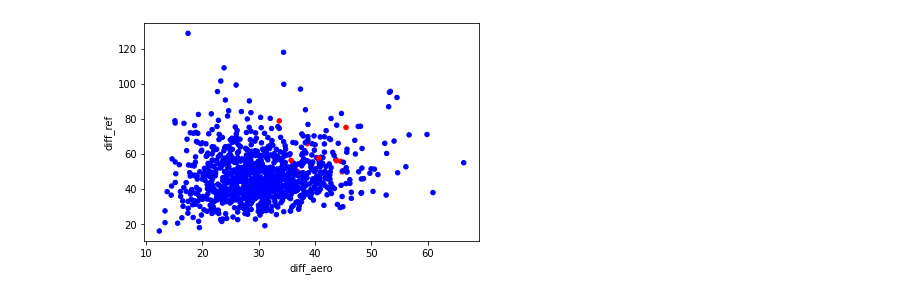
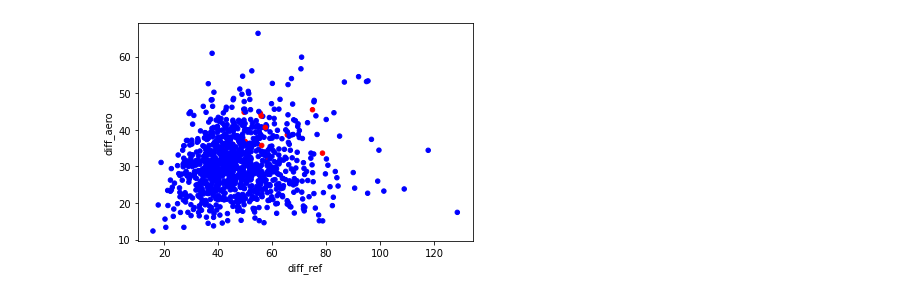
Before and after one commit to daikiclimate/asahi_changedet, a Jupyter notebook: notebook/makecsv.ipynb, the cells around one changed output. Saved outputs shown, nothing was run; the diff lists cells and outputs as text; code cells hidden in the pictures.

```diff
--- a/notebook/makecsv.ipynb
+++ b/notebook/makecsv.ipynb
@@ -34,18 +34,27 @@ shaded_relief_new_path = "../data/shaded-relief/ortho_new/192"
 df = pd.read_csv("../data/shape/R020101-R030101/R020101-R030101.csv")
 # %%
 df_list = df.TEXT.values
-n_sample = 1000
+n_sample = len(df)
+#n_sample = 1000
 df_list = df_list[:n_sample]
 df_label = df["判定"].values
 df_label = df_label[:n_sample]
-a = []
-b = []
-c = []
+d1 = []
+d2 = []
+d3 = []
+d4 = []
+labels = []
+names = []
+
+lost_name = []
 for name, label in tqdm.tqdm(zip(df_list, df_label)):
-    print(os.path.join(aero_old_path, name))
     name = name + ".png"
     old_tmp_1 = cv2.imread(os.path.join(aero_old_path, name), 1)
     new_tmp_1 = cv2.imread(os.path.join(aero_new_path, name), 1)
+    if not isinstance(old_tmp_1, np.ndarray):
+        lost_name.append(name)
+        continue
+    continue
     d_aero = diff_img(new_tmp_1, old_tmp_1)
 
     old_tmp_1 = cv2.imread(os.path.join(refrection_old_path, name), 1)
@@ -59,6 +68,9 @@ for name, label in tqdm.tqdm(zip(df_list, df_label)):
     old_tmp_1 = cv2.imread(os.path.join(shaded_relief_old_path, name), 1)
     new_tmp_1 = cv2.imread(os.path.join(shaded_relief_new_path, name), 1)
     d_shade = diff_img(new_tmp_1, old_tmp_1)
-    a.append(d_aero)
-    b.append(d_ref)
-    c.append(label)
+    d1.append(d_aero)
+    d2.append(d_ref)
+    d3.append(d_ele)
+    d4.append(d_shade)
+    labels.append(label)
+    names.append(name)
@@ -107,14 +77,19 @@ for name, label in tqdm.tqdm(zip(df_list, df_label)):
 # %%
 result = pd.DataFrame()
-result["diff_aero"] = a
-result["diff_ref"] = b
-result["label"] = c
+result["diff_aero"] = d1
+result["diff_ref"] = d2
+result["diff_ele"] = d3
+result["diff_shade"] = d4
+result["name"] = names
+result["label"] = labels
 result["label"] = result["label"].replace(0, "blue")
 result["label"] = result["label"].replace(1, "red")
-blue = result[result.label == "blue"].sample(n=100, random_state=1)
-blue = result[result.label == "blue"].sample(n=100, random_state=1)
+blue = result[result.label == "blue"].sample(n=10, random_state=1)
+red = result[result.label == "red"]# .sample(n=10, random_state=1)
+#result = pd.concat([blue, red])
 
-ax1 = result.plot.scatter(x='diff_aero',y='diff_ref',c='label')
+ax1 = result.plot.scatter(x='diff_ref',y='diff_aero',c='label')
+plt.savefig("sample.jpg")
 # %% [output]
-[figure, old version]
+[figure, new version]
 # %%
```
Also changed, not shown: parts of 8 cells of this notebook, 26 other files.
